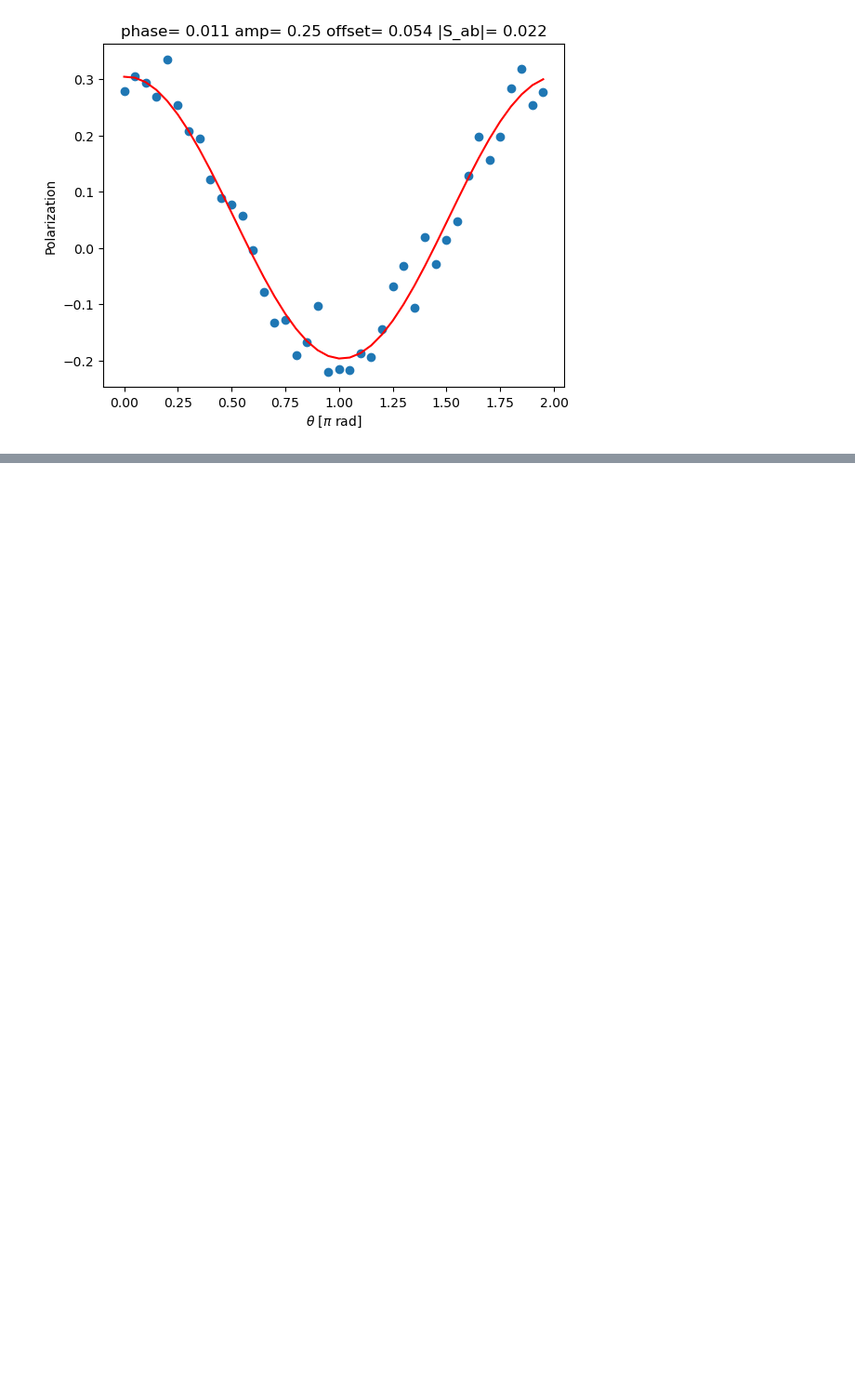
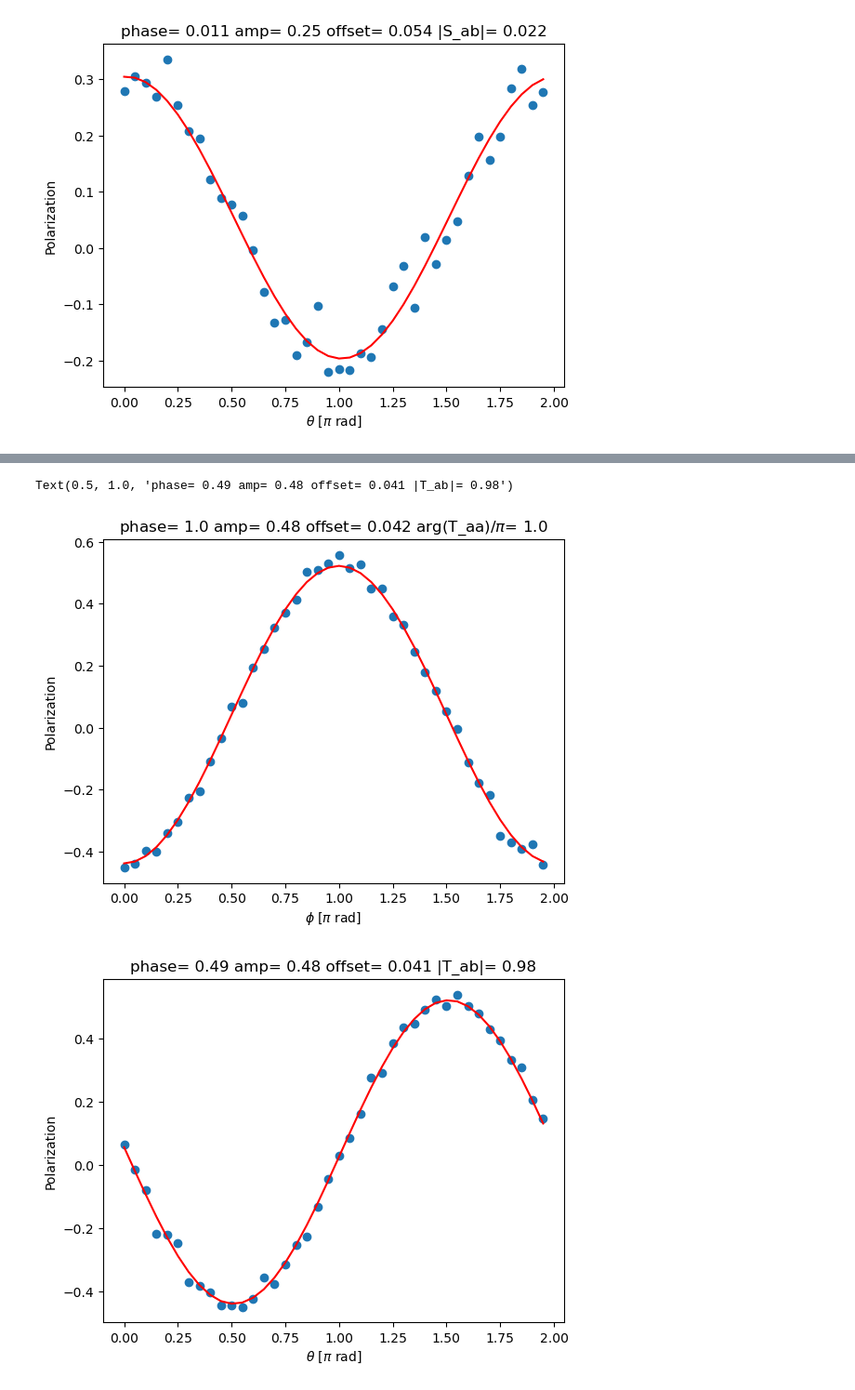
Before and after one commit to DaanTimmers/kitaevsim, a Jupyter notebook: Quantum double/Tomography Fittings.ipynb, the cells around one changed output, grey strips where cells are left out. Shown at 93% size. Drawn from its saved outputs; the diff is of its cells as text; code cells hidden in the pictures; blank space fills up the shorter version.

```diff
--- a/Quantum double/Tomography Fittings.ipynb
+++ b/Quantum double/Tomography Fittings.ipynb
@@ -478,0 +571,72 @@ Text(0.5, 1.0, 'phase= 0.011 amp= 0.25 offset= 0.054 |S_ab|= 0.022')
+# %%
+# @title T = - 1
+
+import numpy as np
+import matplotlib.pyplot as plt
+from scipy.optimize import curve_fit
+
+num_point = 40
+angles= np.array([i*np.pi*2/num_point for i in range(num_point)])
+pols = np.array(
+[-0.451, -0.44 , -0.397, -0.399 ,-0.34,  -0.303 ,-0.227, -0.204 ,-0.108, -0.035,
+  0.067,  0.08 ,  0.193 , 0.253 , 0.323,  0.371 , 0.414 , 0.503 , 0.51 ,  0.53,
+  0.557,  0.516,  0.526  ,0.448 , 0.449 , 0.358 , 0.332 , 0.245 , 0.18  , 0.119,
+  0.054 ,-0.004, -0.113 ,-0.178, -0.216 ,-0.349 ,-0.369 ,-0.39 , -0.375 ,-0.442]
+ )
+
+def func(x, a, b, c):
+  return np.cos(x-a*np.pi)*b + c
+from math import log10, floor
+def round_sig(x, sig=2):
+  return round(x, sig-int(floor(log10(abs(x))))-1)
+
+args, cov = curve_fit(func, angles, pols)
+plt.figure(1)
+if args[1]<0:
+  args[1] = - args[1]
+  args[0] = np.mod(args[0]+1, 2)
+  if args[0] > 1:
+    args[0] -=2
+args = [round_sig(i, 2) for i in args]
+plt.scatter(angles/np.pi, pols)
+plt.plot(angles/np.pi, func(angles, *args), color='r')
+plt.ylabel('Polarization')
+plt.xlabel(r'$\phi$ [$\pi$ rad]')
+plt.title('phase= ' + str(args[0]) + ' amp= ' + str(args[1]) + ' offset= ' + str(args[2])+' arg(T_aa)/$\pi$= '+str(args[0]))
+
+import numpy as np
+import matplotlib.pyplot as plt
+from scipy.optimize import curve_fit
+
+num_point = 40
+angles= np.array([i*np.pi*2/num_point for i in range(num_point)])
+pols = np.array(
+[ 0.065, -0.016 ,-0.079, -0.218 ,-0.222, -0.248 ,-0.372, -0.383 ,-0.404, -0.445,
+ -0.445, -0.449 ,-0.423 ,-0.355 ,-0.377, -0.315 ,-0.253 ,-0.226 ,-0.132 ,-0.044,
+  0.03 ,  0.086 , 0.162 , 0.276 , 0.29 ,  0.386 , 0.435  ,0.448 , 0.492 , 0.522,
+  0.503 , 0.539,  0.503 , 0.478,  0.428 , 0.395 , 0.331 , 0.309,  0.207  ,0.148]
+ )
+
+def func(x, a, b, c):
+  return np.cos(x+a*np.pi)*b + c
+from math import log10, floor
+def round_sig(x, sig=2):
+  return round(x, sig-int(floor(log10(abs(x))))-1)
+
+args, cov = curve_fit(func, angles, pols)
+plt.figure(2)
+if args[1]<0:
+  args[1] = - args[1]
+  args[0] = np.mod(args[0]+1, 2)
+  if args[0] > 1:
+    args[0] -=2
+args = [round_sig(i, 2) for i in args]
+plt.scatter(angles/np.pi, pols)
+plt.plot(angles/np.pi, func(angles, *args), color='r')
+plt.ylabel('Polarization')
+plt.xlabel(r'$\theta$ [$\pi$ rad]')
+plt.title('phase= ' + str(args[0]) + ' amp= ' + str(args[1]) + ' offset= ' + str(args[2])+' |T_ab|= '+str(args[0]*2))
+# %% [output]
+Text(0.5, 1.0, 'phase= 0.49 amp= 0.48 offset= 0.041 |T_ab|= 0.98')
+[figure, added]
+[figure, added]
```
Also changed, not shown: parts of 4 cells of this notebook.
